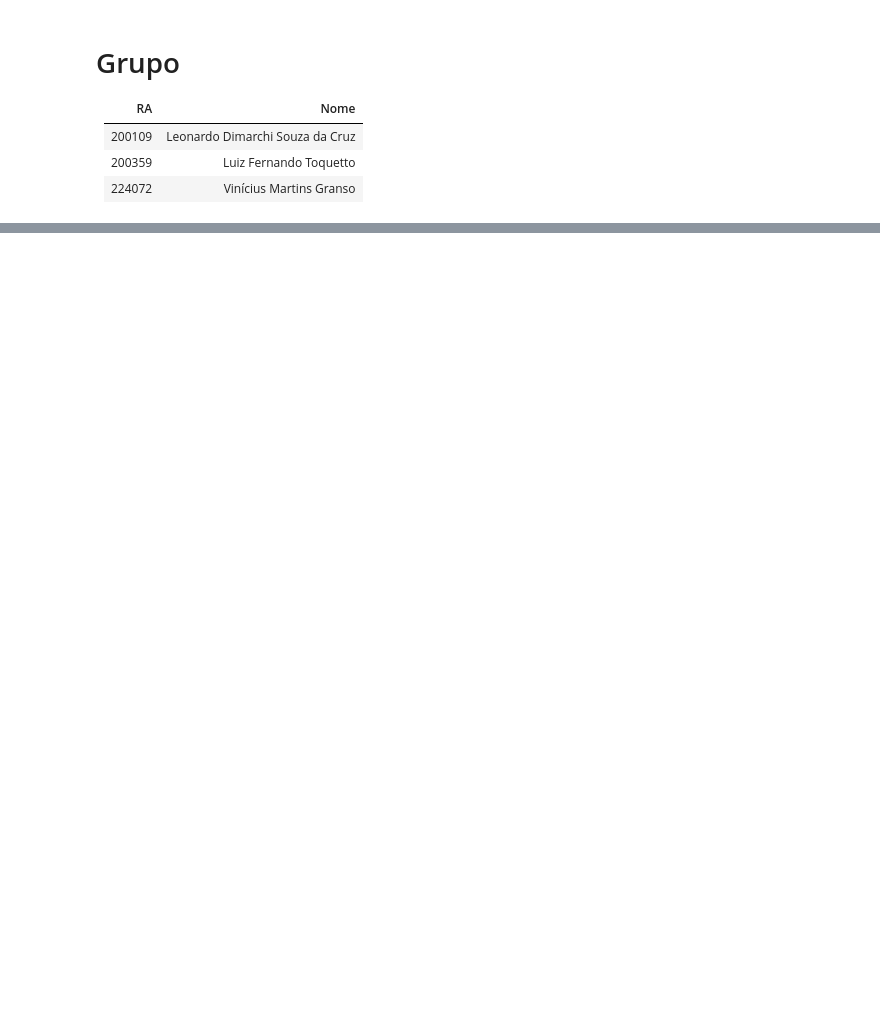
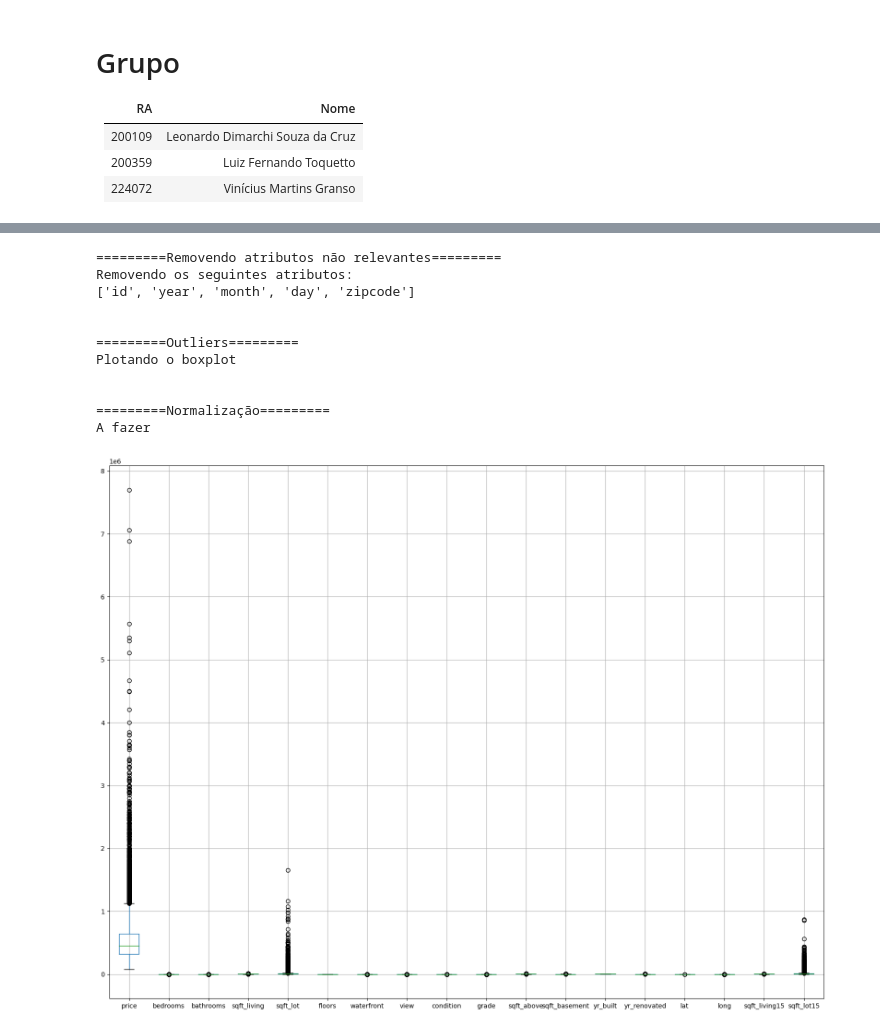
Before and after one commit to leonardodimarchi/ai-regression-and-classification, a Jupyter notebook: regression.ipynb, the cells around one changed output, grey strips where cells are left out. Drawn from its saved outputs; the diff is of its cells as text; code cells hidden in the pictures; blank space fills up the shorter version.

```diff
--- a/regression.ipynb
+++ b/regression.ipynb
@@ -61,0 +152,28 @@ dataset.describe()
+# %%
+print("\n\n=========Removendo atributos não relevantes=========")
+colunas_para_remover = ['id', 'year', 'month', 'day', 'zipcode']
+
+print("Removendo os seguintes atributos:")
+print(colunas_para_remover)
+dataset = dataset.drop(colunas_para_remover, axis=1)
+
+print("\n\n=========Outliers=========")
+
+print("Plotando o boxplot")
+dataset.boxplot(figsize=(20,15))
+
+print("\n\n=========Normalização=========")
+print("A fazer")
+# %% [output]
+=========Removendo atributos não relevantes=========
+Removendo os seguintes atributos:
+['id', 'year', 'month', 'day', 'zipcode']
+
+
+=========Outliers=========
+Plotando o boxplot
+
+
+=========Normalização=========
+A fazer
+[figure, added]
```
Also changed, not shown: parts of 14 cells of this notebook.
